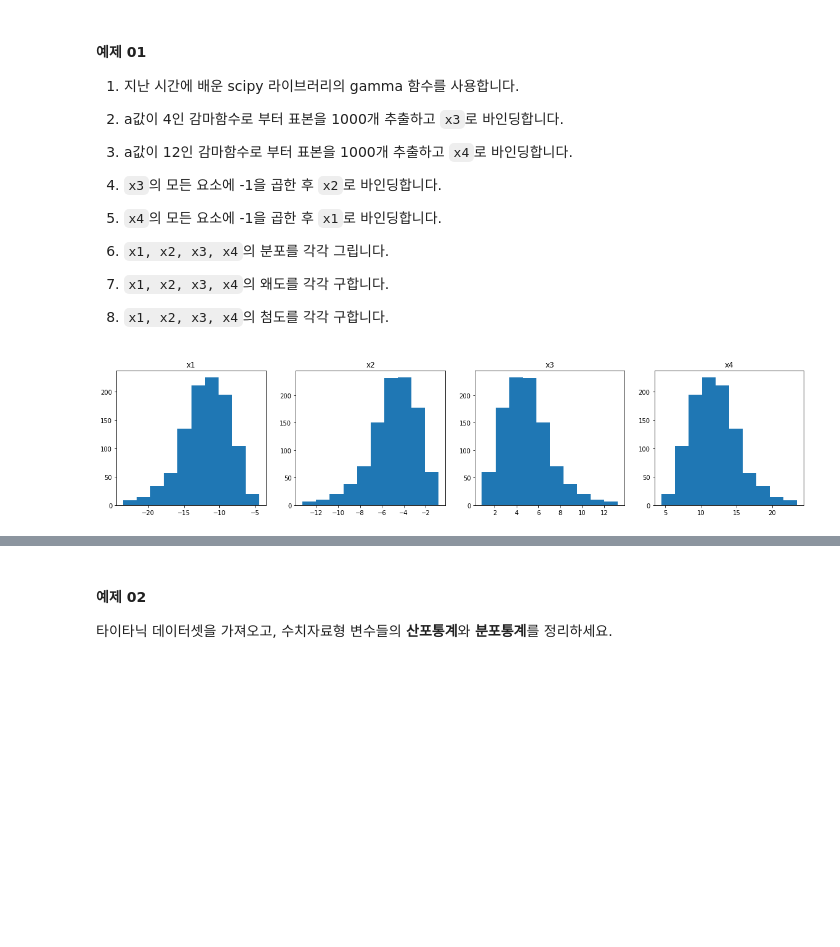
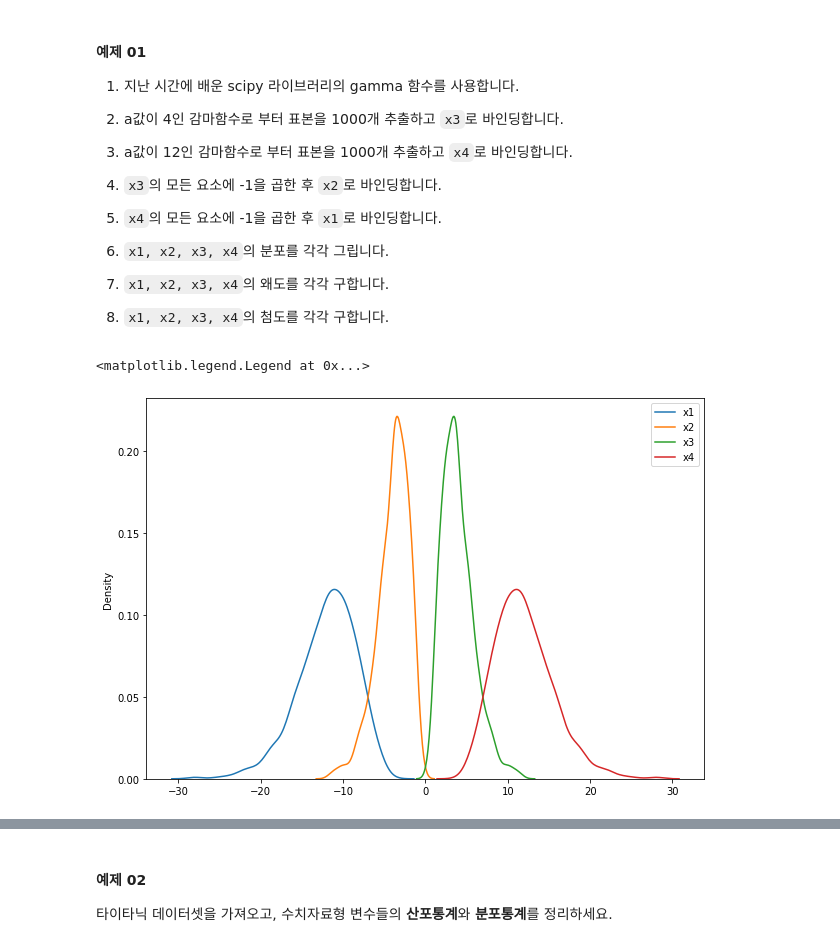
Before and after one commit to LeeHuiJong/DataAnalysis_ML, a Jupyter notebook: ch03_06_기초통계_분포통계량.ipynb, the cells around one changed output, grey strips where cells are left out. Cells and saved outputs as stored; diff of their text form; code cells hidden in the pictures; blank space fills up the shorter version.

```diff
--- a/ch03_06_기초통계_분포통계량.ipynb
+++ b/ch03_06_기초통계_분포통계량.ipynb
@@ -211,19 +238,22 @@ x1 = -1*x4
-# %%
-plt.figure(figsize=(20,4))
-plt.subplot(141)
-plt.title('x1')
-_=plt.hist(x1)
-
-plt.subplot(142)
-plt.title('x2')
-_=plt.hist(x2)
-
-plt.subplot(143)
-plt.title('x3')
-_=plt.hist(x3)
-
-plt.subplot(144)
-plt.title('x4')
-_=plt.hist(x4)
-# %% [output]
-[figure, removed]
+# %%
+from scipy.stats import gamma
+
+def get_x(a, n=1000):
+  g = gamma(a=a)
+  x = g.rvs(n)
+  return x
+
+x3 = get_x(4)
+x4 = get_x(12)
+x2 = -x3
+x1 = -x4
+# %%
+plt.figure(figsize=(10,7))
+_=sns.kdeplot(x1)
+_=sns.kdeplot(x2)
+_=sns.kdeplot(x3)
+_=sns.kdeplot(x4)
+plt.legend(['x1', 'x2', 'x3', 'x4'])
+# %% [output]
+<matplotlib.legend.Legend at 0x...>
+[figure, added]
```
Also changed, not shown: parts of 9 cells of this notebook.
